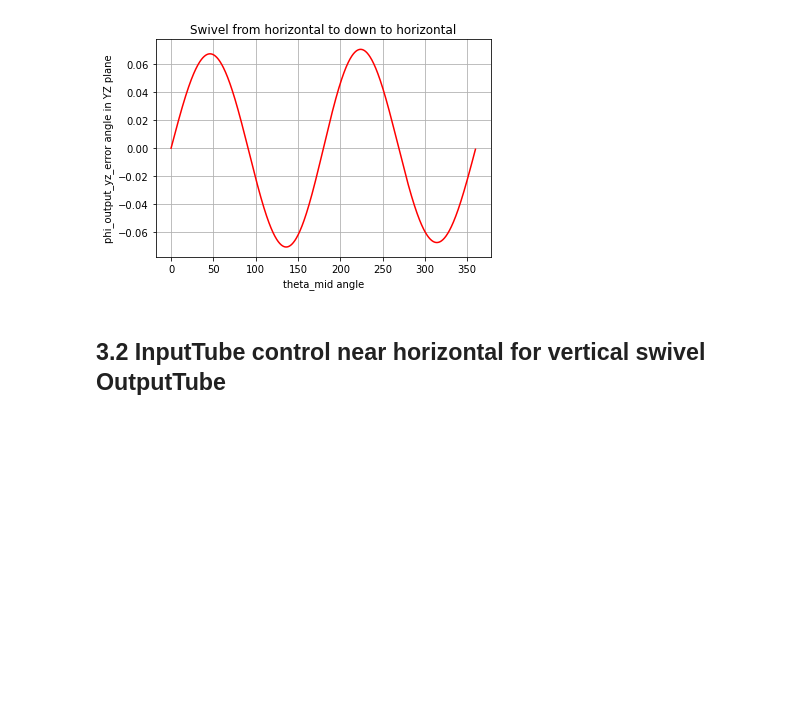
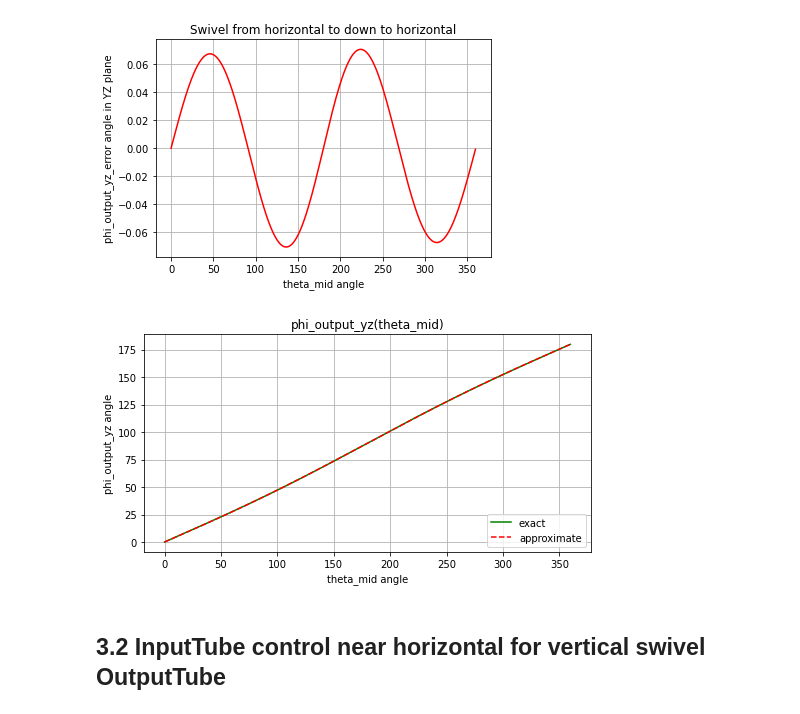
Before and after one commit to erkooi/swivel, a Jupyter notebook: python/swivel.ipynb, the cells around one changed output. Drawn from its saved outputs; the diff is of its cells as text; code cells hidden in the pictures; blank space fills up the shorter version.

Commit message:
Plot exact and approximate. Add 2.2.

```diff
--- a/python/swivel.ipynb
+++ b/python/swivel.ipynb
@@ -377,6 +377,21 @@ plt.ylabel('phi_output_yz_error angle in YZ plane')
 plt.grid()
 # %% [output]
 [figure]
+# %%
+# Plot exact and approximate phi_output_yz(theta_mid)
+fig = plt.figure(figsize=(8, 4))  # width, height in inches
+plt.plot(theta_mid_360_arr, phi_output_yz_analysis_arr, 'g-', label = 'exact')
+plt.plot(theta_mid_360_arr, phi_output_yz_crosstalk_arr, 'r--', label = 'approximate')
+plt.title('phi_output_yz(theta_mid)')
+plt.xlabel('theta_mid angle')
+plt.ylabel('phi_output_yz angle')
+plt.legend(loc='lower right')
+plt.grid()
+# save figure: phi_output_yz(theta_mid)
+filename = os.path.normpath("../pictures/phi_output_yz_as_function_of_theta_mid2.jpg")
+plt.savefig(filename)
+# %% [output]
+[figure, added]
 # %% [markdown]
 ## 3.2 InputTube control near horizontal for vertical swivel OutputTube
 # %%
```
Also changed, not shown: parts of 3 cells of this notebook, 7 other files.
